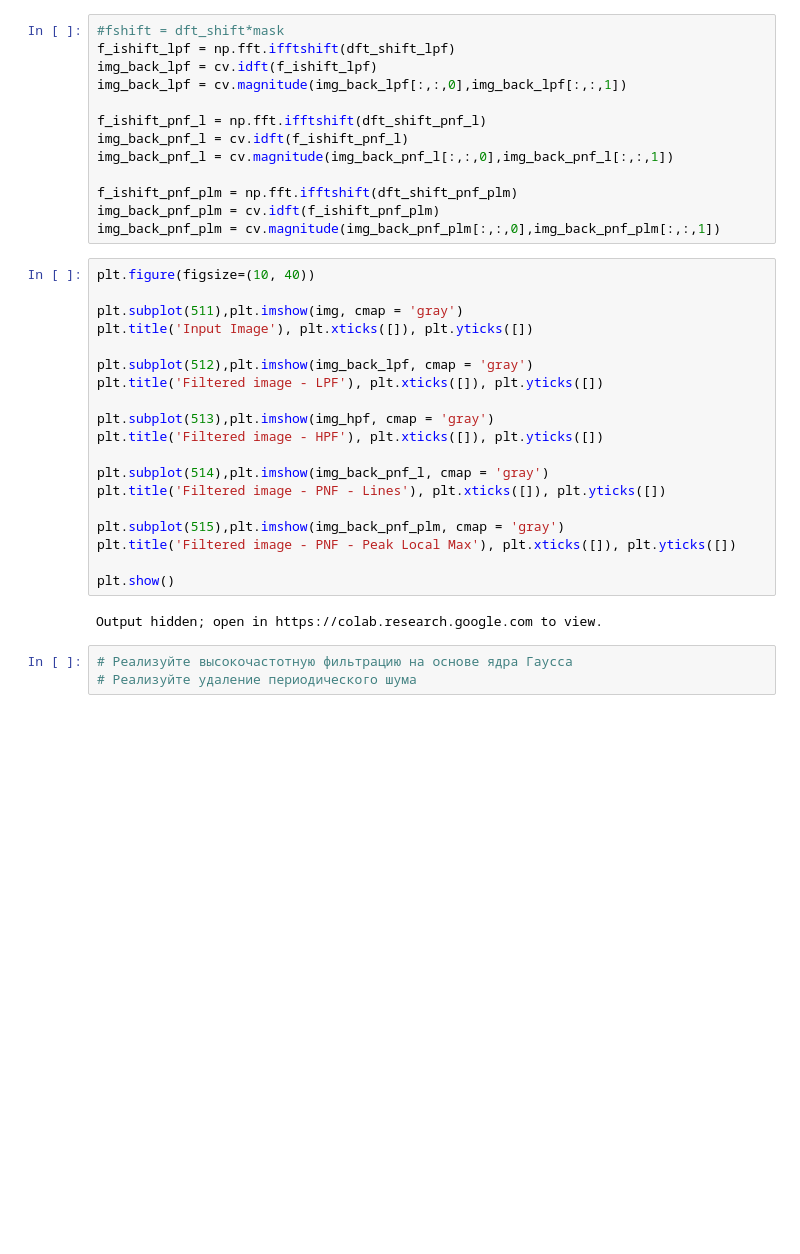
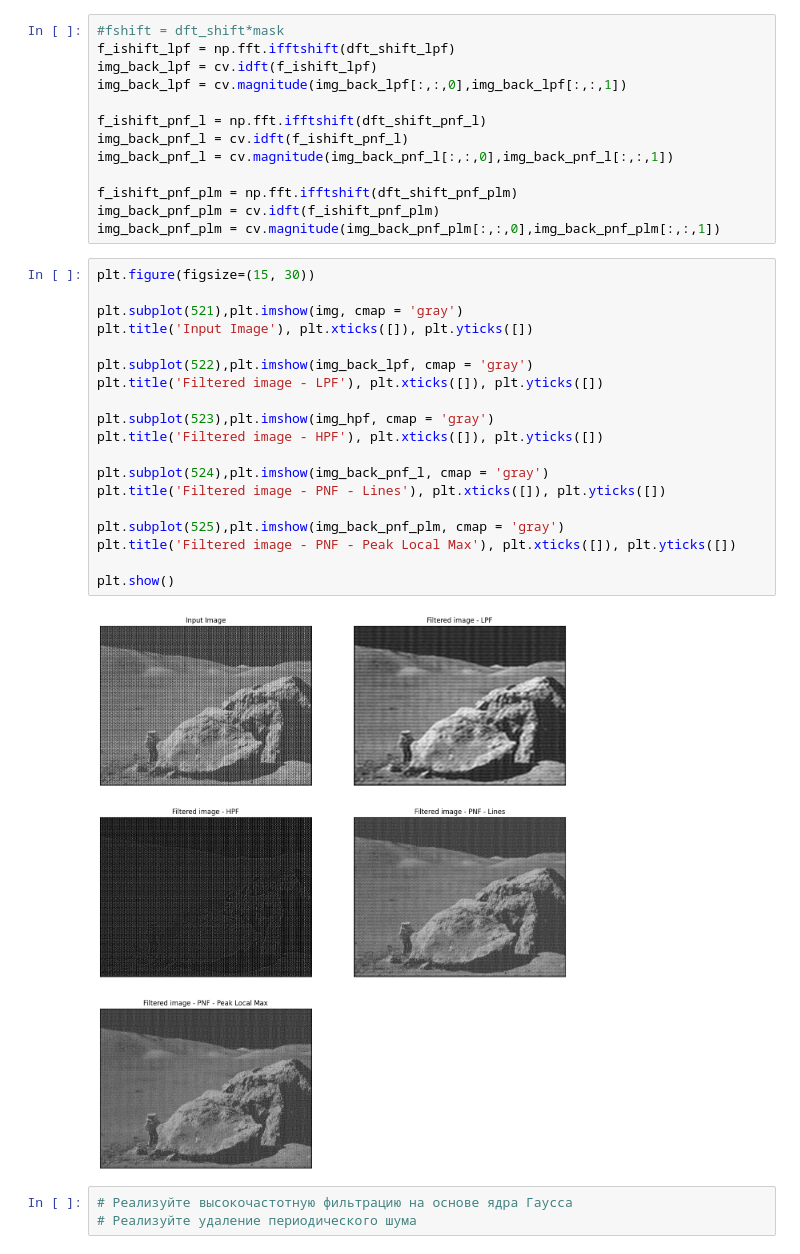
Before and after one commit to otherdelusions/IP_Practice, a Jupyter notebook: Practice_5/Practice_5_fft.ipynb, the cells around one changed output. Cells and saved outputs as stored; diff of their text form; blank space fills up the shorter version.

```diff
--- a/Practice_5/Practice_5_fft.ipynb
+++ b/Practice_5/Practice_5_fft.ipynb
@@ -130,26 +130,26 @@ f_ishift_pnf_plm = np.fft.ifftshift(dft_shift_pnf_plm)
 img_back_pnf_plm = cv.idft(f_ishift_pnf_plm)
 img_back_pnf_plm = cv.magnitude(img_back_pnf_plm[:,:,0],img_back_pnf_plm[:,:,1])
 # %%
-plt.figure(figsize=(10, 40))
+plt.figure(figsize=(15, 30))
 
-plt.subplot(511),plt.imshow(img, cmap = 'gray')
+plt.subplot(521),plt.imshow(img, cmap = 'gray')
 plt.title('Input Image'), plt.xticks([]), plt.yticks([])
 
-plt.subplot(512),plt.imshow(img_back_lpf, cmap = 'gray')
+plt.subplot(522),plt.imshow(img_back_lpf, cmap = 'gray')
 plt.title('Filtered image - LPF'), plt.xticks([]), plt.yticks([])
 
-plt.subplot(513),plt.imshow(img_hpf, cmap = 'gray')
+plt.subplot(523),plt.imshow(img_hpf, cmap = 'gray')
 plt.title('Filtered image - HPF'), plt.xticks([]), plt.yticks([])
 
-plt.subplot(514),plt.imshow(img_back_pnf_l, cmap = 'gray')
+plt.subplot(524),plt.imshow(img_back_pnf_l, cmap = 'gray')
 plt.title('Filtered image - PNF - Lines'), plt.xticks([]), plt.yticks([])
 
-plt.subplot(515),plt.imshow(img_back_pnf_plm, cmap = 'gray')
+plt.subplot(525),plt.imshow(img_back_pnf_plm, cmap = 'gray')
 plt.title('Filtered image - PNF - Peak Local Max'), plt.xticks([]), plt.yticks([])
 
 plt.show()
 # %% [output]
-Output hidden; open in https://colab.research.google.com to view.
+[figure, added]
 # %%
 # Реализуйте высокочастотную фильтрацию на основе ядра Гаусса
 # Реализуйте удаление периодического шума
```
